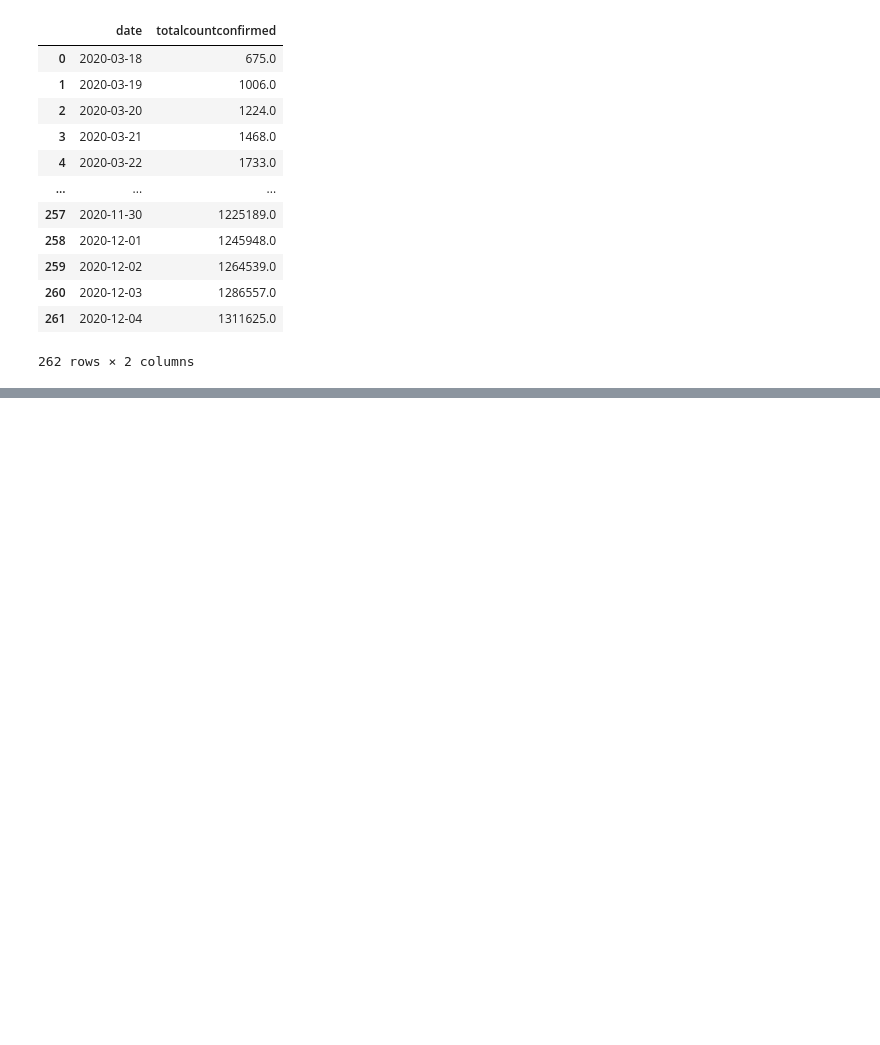
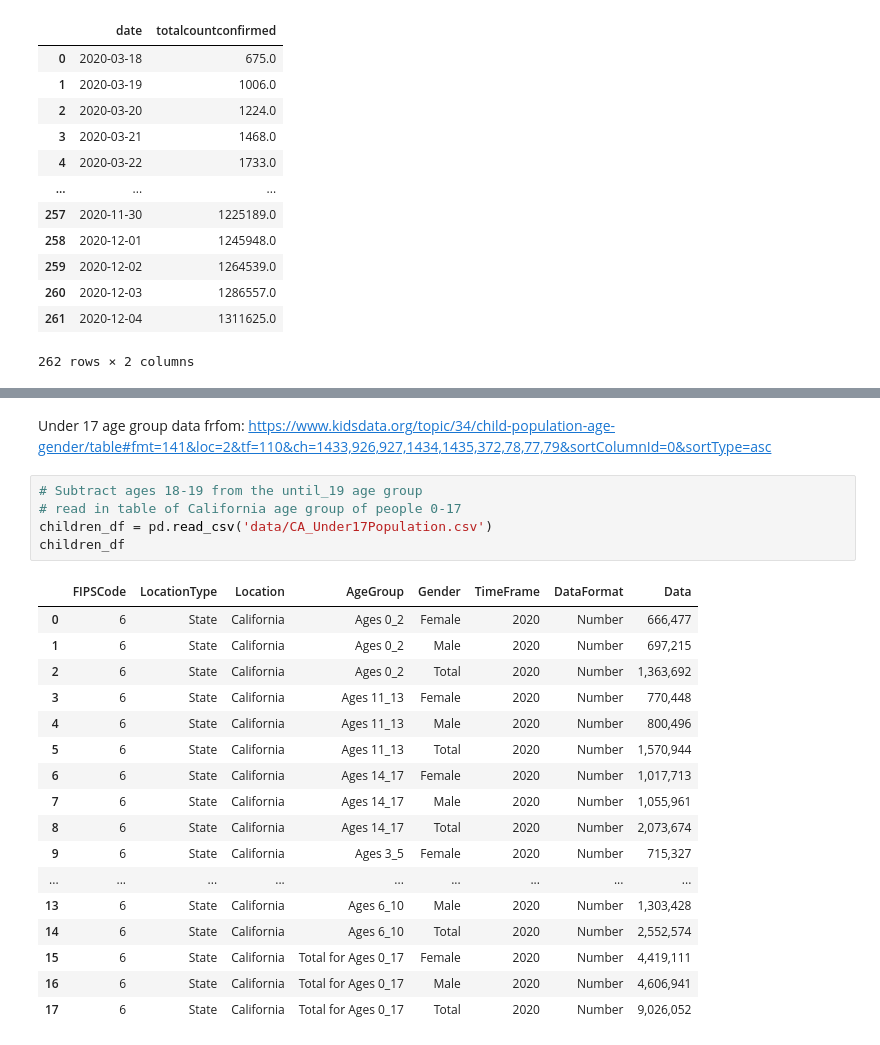
Before and after one commit to nguyenbel/CA-Age-Groups-and-Covid-19, a Jupyter notebook: Covid_EDA.ipynb, the cells around one changed output, grey strips where cells are left out. Saved outputs shown, nothing was run; the diff lists cells and outputs as text; blank space fills up the shorter version.

```diff
--- a/Covid_EDA.ipynb
+++ b/Covid_EDA.ipynb
@@ -166,0 +377,25 @@ pd.merge(grouped_covid_ages, grouped_covid_cases)
+# %% [markdown]
+Under 17 age group data frfom: https://www.kidsdata.org/topic/34/child-population-age-gender/table#fmt=141&loc=2&tf=110&ch=1433,926,927,1434,1435,372,78,77,79&sortColumnId=0&sortType=asc
+# %%
+# Subtract ages 18-19 from the until_19 age group
+# read in table of California age group of people 0-17
+children_df = pd.read_csv('data/CA_Under17Population.csv')
+children_df
+# %% [output]
+|  | FIPSCode | LocationType | Location | AgeGroup | Gender | TimeFrame | DataFormat | Data |
+| 0 | 6 | State | California | Ages 0_2 | Female | 2020 | Number | 666,477 |
+| 1 | 6 | State | California | Ages 0_2 | Male | 2020 | Number | 697,215 |
+| 2 | 6 | State | California | Ages 0_2 | Total | 2020 | Number | 1,363,692 |
+| 3 | 6 | State | California | Ages 11_13 | Female | 2020 | Number | 770,448 |
+| 4 | 6 | State | California | Ages 11_13 | Male | 2020 | Number | 800,496 |
+| 5 | 6 | State | California | Ages 11_13 | Total | 2020 | Number | 1,570,944 |
+| 6 | 6 | State | California | Ages 14_17 | Female | 2020 | Number | 1,017,713 |
+| 7 | 6 | State | California | Ages 14_17 | Male | 2020 | Number | 1,055,961 |
+| 8 | 6 | State | California | Ages 14_17 | Total | 2020 | Number | 2,073,674 |
+| 9 | 6 | State | California | Ages 3_5 | Female | 2020 | Number | 715,327 |
+| ... | ... | ... | ... | ... | ... | ... | ... | ... |
+| 13 | 6 | State | California | Ages 6_10 | Male | 2020 | Number | 1,303,428 |
+| 14 | 6 | State | California | Ages 6_10 | Total | 2020 | Number | 2,552,574 |
+| 15 | 6 | State | California | Total for Ages 0_17 | Female | 2020 | Number | 4,419,111 |
+| 16 | 6 | State | California | Total for Ages 0_17 | Male | 2020 | Number | 4,606,941 |
+| 17 | 6 | State | California | Total for Ages 0_17 | Total | 2020 | Number | 9,026,052 |
```
Also changed, not shown: parts of 27 cells of this notebook, 3 other files.
